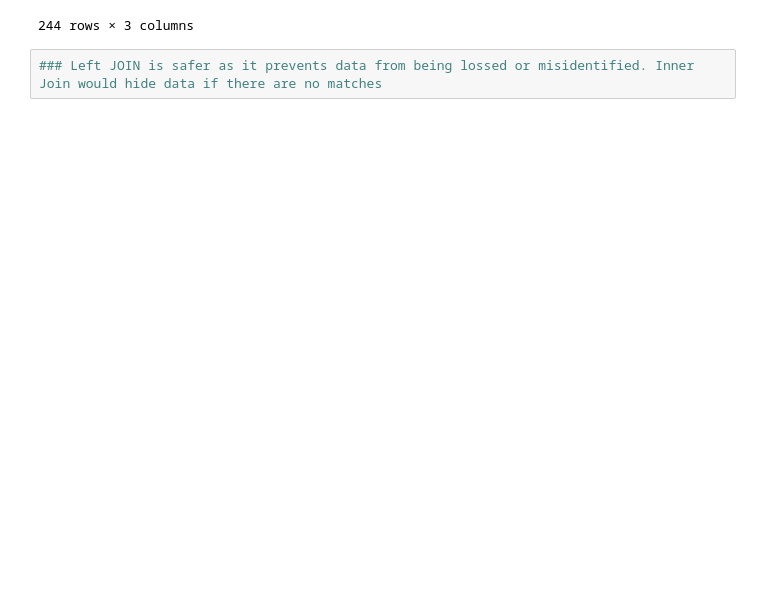
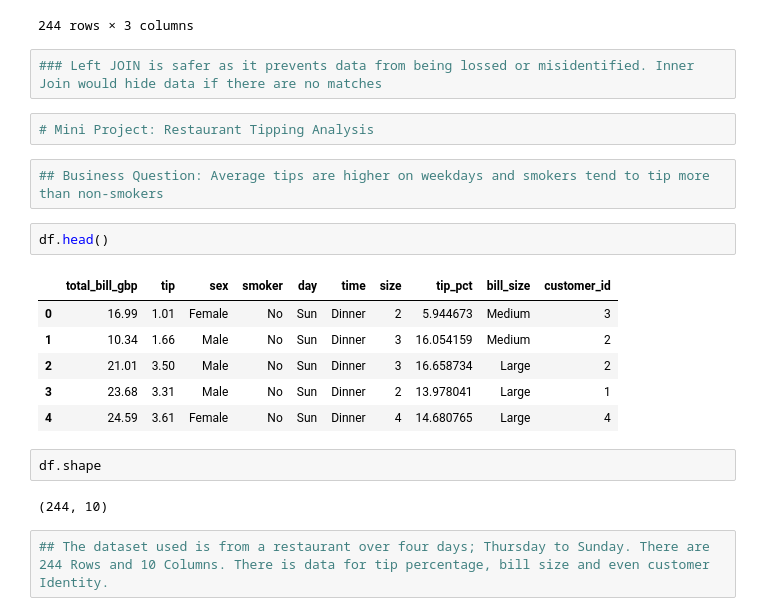
Before and after one commit to shaunagbaje/data-analytics-training, a Jupyter notebook: pandas_intro.ipynb, the cells around one changed output. Drawn from its saved outputs; the diff is of its cells as text; blank space fills up the shorter version.

```diff
--- a/pandas_intro.ipynb
+++ b/pandas_intro.ipynb
@@ -608,3 +607,22 @@ pd.read_sql(query, conn)
 244 rows × 3 columns
 # %%
 ### Left JOIN is safer as it prevents data from being lossed or misidentified. Inner Join would hide data if there are no matches
+# %%
+# Mini Project: Restaurant Tipping Analysis
+# %%
+## Business Question: Average tips are higher on weekdays and smokers tend to tip more than non-smokers
+# %%
+df.head()
+# %% [output]
+|  | total_bill_gbp | tip | sex | smoker | day | time | size | tip_pct | bill_size | customer_id |
+| 0 | 16.99 | 1.01 | Female | No | Sun | Dinner | 2 | 5.944673 | Medium | 3 |
+| 1 | 10.34 | 1.66 | Male | No | Sun | Dinner | 3 | 16.054159 | Medium | 2 |
+| 2 | 21.01 | 3.50 | Male | No | Sun | Dinner | 3 | 16.658734 | Large | 2 |
+| 3 | 23.68 | 3.31 | Male | No | Sun | Dinner | 2 | 13.978041 | Large | 1 |
+| 4 | 24.59 | 3.61 | Female | No | Sun | Dinner | 4 | 14.680765 | Large | 4 |
+# %%
+df.shape
+# %% [output]
+(244, 10)
+# %%
+## The dataset used is from a restaurant over four days; Thursday to Sunday. There are 244 Rows and 10 Columns. There is data for tip percentage, bill size and even customer Identity.
```
Also changed, not shown: parts of 15 cells of this notebook, 1 other file.
